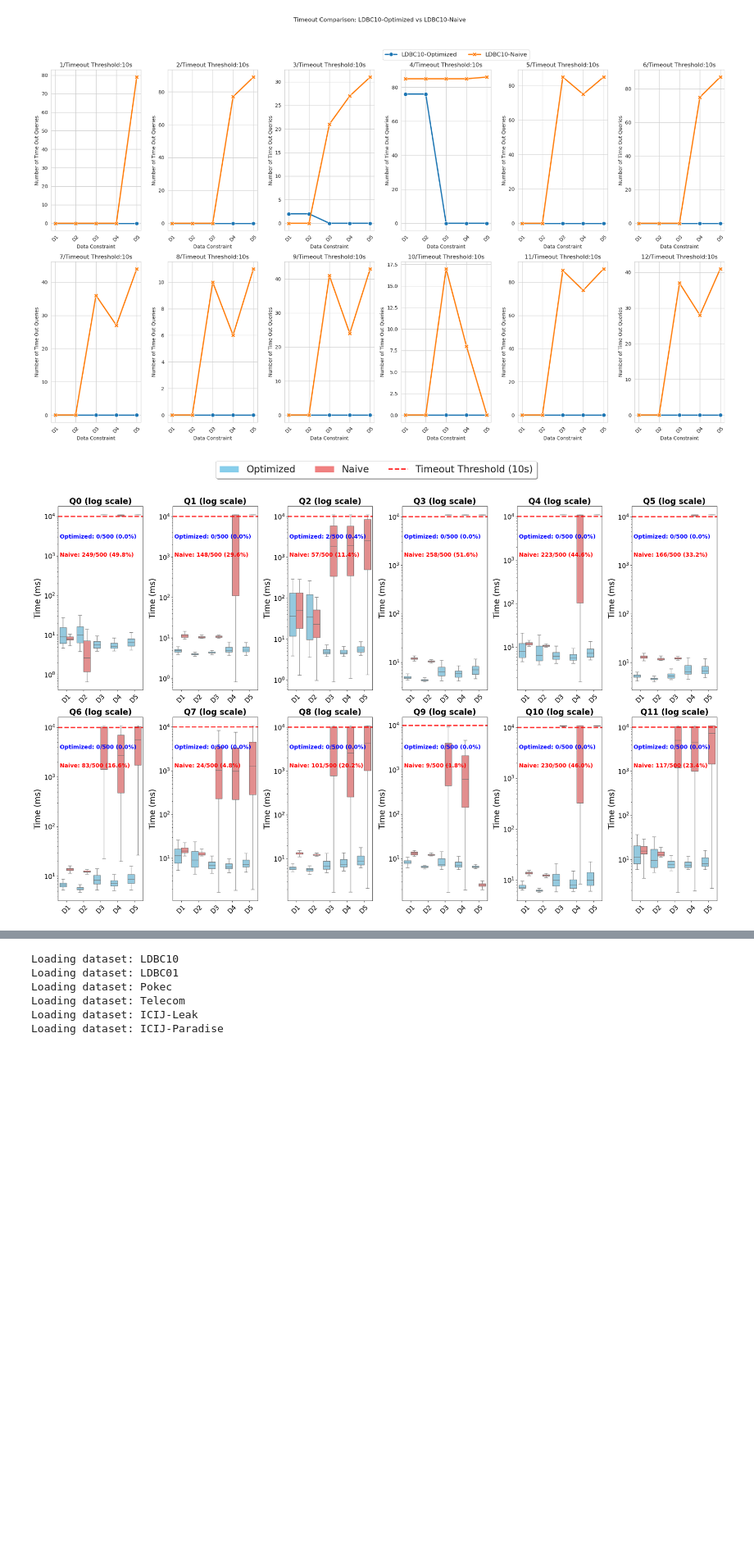
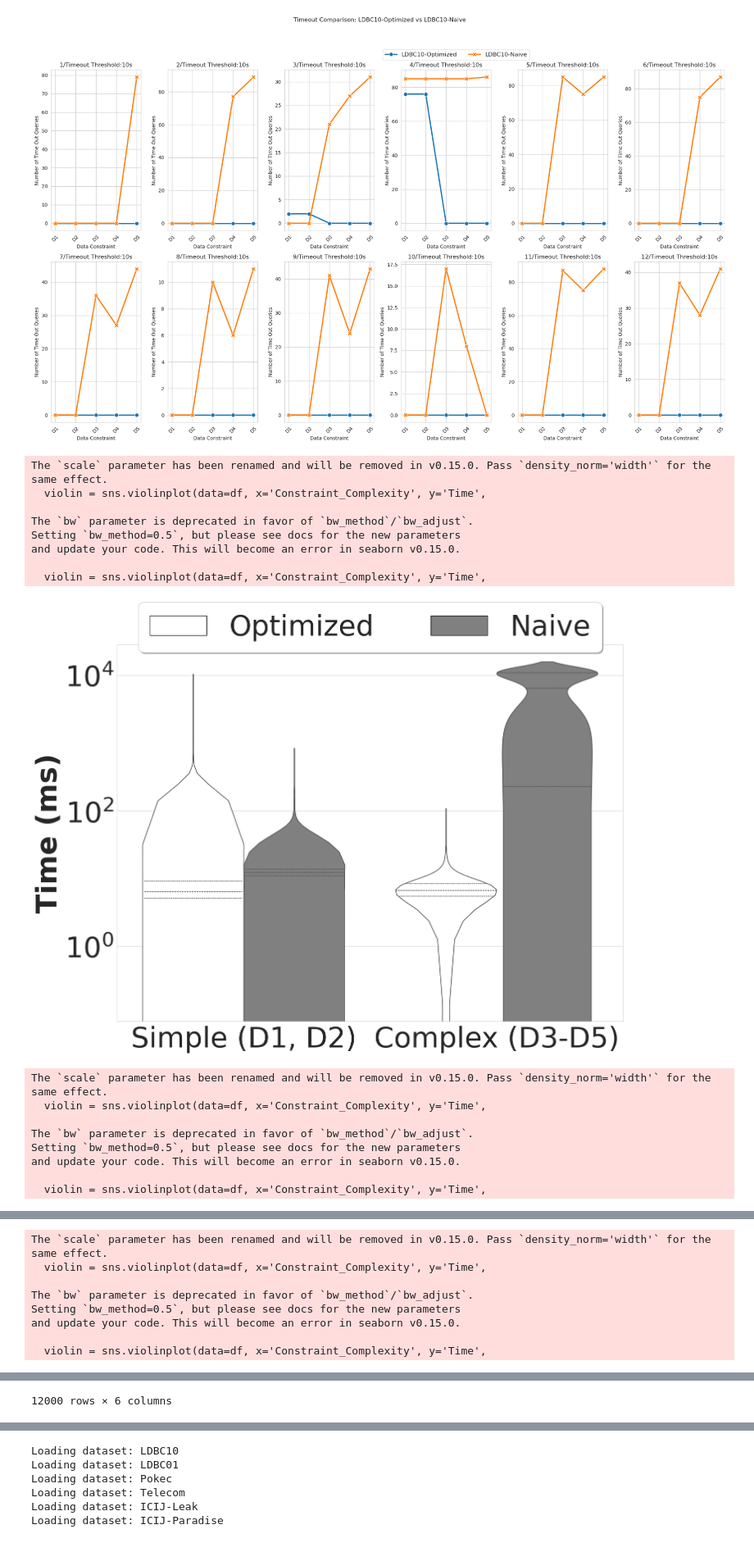
Before and after one commit to Wanshuiquan/MillenniumDB, a Jupyter notebook: evaluation/refine-case-study/case-studies.ipynb, the cells around one changed output, grey strips where cells are left out. Shown at 82% size. Cells and saved outputs as stored; diff of their text form; code cells hidden in the pictures; blank space fills up the shorter version.

```diff
--- a/evaluation/refine-case-study/case-studies.ipynb
+++ b/evaluation/refine-case-study/case-studies.ipynb
@@ -58,9 +2,9 @@ plt.show()
 import pickle
 import numpy as np
 import functools
-with open("icij-leak/icij_leak_statistic.pkl","rb+") as f:
+with open("ldbc01/ldbc01_statistic.pkl","rb+") as f:
     data_ytb = pickle.loads(f.read())
-with open("icij-leak-naive/icij_leak_naive_statistic.pkl","rb+") as f1:
+with open("ldbc01-naive/ldbc01_naive_statistic.pkl","rb+") as f1:
     data_ytb1 = pickle.loads(f1.read())
 
 for i in range(len(data_ytb)):
@@ -479,6 +393,26 @@ def plot_combined_comparison(path, path2, name1, name2, timeout, log_scale=True)
 # %%
-plot_boxplot_with_timeout("ldbc10/ldbc10_statistic.pkl", "ldbc10-naive/ldbc10_naive_statistic.pkl", ds="LDBC10", timeout=10)
-plot_boxplot_with_timeout("pokec/pokec_statistic.pkl", "pokec-naive/pokec_naive_statistic.pkl", ds="Pokec", timeout=10)
-plot_boxplot_with_timeout("telecom/telecom_statistic.pkl", "telecom-naive/telecom_naive_statistic.pkl", ds="Telecom", timeout=30)
+plot_time_distribution_by_constraint("ldbc10/ldbc10_statistic.pkl", "ldbc10-naive/ldbc10_naive_statistic.pkl", ds="LDBC10", timeout=10)
+plot_time_distribution_by_constraint("ldbc01/ldbc01_statistic.pkl", "ldbc01-naive/ldbc01_naive_statistic.pkl", ds="LDBC01", timeout=10)
+plot_time_distribution_by_constraint("paradise/icij_paradise_statistic.pkl", "paradise-naive/icij_paradise_naive_statistic.pkl", ds="Paradise", timeout=10)
+plot_time_distribution_by_constraint("icij-leak/icij_leak_statistic.pkl", "icij-leak-naive/icij_leak_naive_statistic.pkl", ds="ICIJ", timeout=10)
+
+plot_time_distribution_by_constraint("pokec/pokec_statistic.pkl", "pokec-naive/pokec_naive_statistic.pkl", ds="Pokec", timeout=10)
+plot_time_distribution_by_constraint("telecom/telecom_statistic.pkl", "telecom-naive/telecom_naive_statistic.pkl", ds="Telecom", timeout=30)
 # %% [output]
+The `scale` parameter has been renamed and will be removed in v0.15.0. Pass `density_norm='width'` for the same effect.
+  violin = sns.violinplot(data=df, x='Constraint_Complexity', y='Time',
+
+The `bw` parameter is deprecated in favor of `bw_method`/`bw_adjust`.
+Setting `bw_method=0.5`, but please see docs for the new parameters
+and update your code. This will become an error in seaborn v0.15.0.
+
+  violin = sns.violinplot(data=df, x='Constraint_Complexity', y='Time',
-[figure, old version]
+[figure, new version]
+The `scale` parameter has been renamed and will be removed in v0.15.0. Pass `density_norm='width'` for the same effect.
+  violin = sns.violinplot(data=df, x='Constraint_Complexity', y='Time',
+
+The `bw` parameter is deprecated in favor of `bw_method`/`bw_adjust`.
+Setting `bw_method=0.5`, but please see docs for the new parameters
+and update your code. This will become an error in seaborn v0.15.0.
+
+  violin = sns.violinplot(data=df, x='Constraint_Complexity', y='Time',
@@ -485,0 +420,8 @@ plot_boxplot_with_timeout("telecom/telecom_statistic.pkl", "telecom-naive/teleco
+The `scale` parameter has been renamed and will be removed in v0.15.0. Pass `density_norm='width'` for the same effect.
+  violin = sns.violinplot(data=df, x='Constraint_Complexity', y='Time',
+
+The `bw` parameter is deprecated in favor of `bw_method`/`bw_adjust`.
+Setting `bw_method=0.5`, but please see docs for the new parameters
+and update your code. This will become an error in seaborn v0.15.0.
+
+  violin = sns.violinplot(data=df, x='Constraint_Complexity', y='Time',
@@ -486,0 +468 @@ plot_boxplot_with_timeout("telecom/telecom_statistic.pkl", "telecom-naive/teleco
+12000 rows × 6 columns
```
Also changed, not shown: parts of 8 cells of this notebook, 8 other files.
